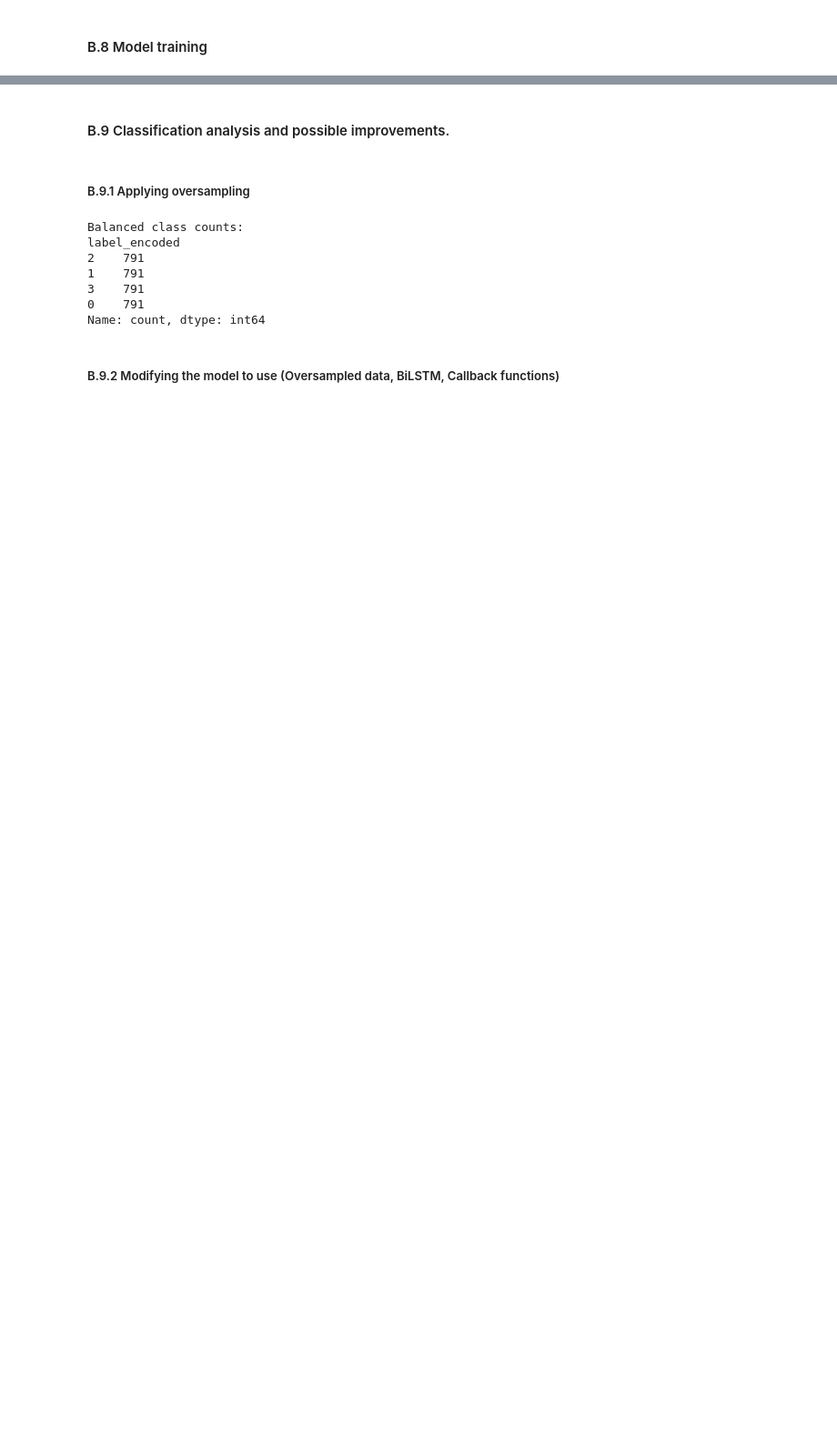
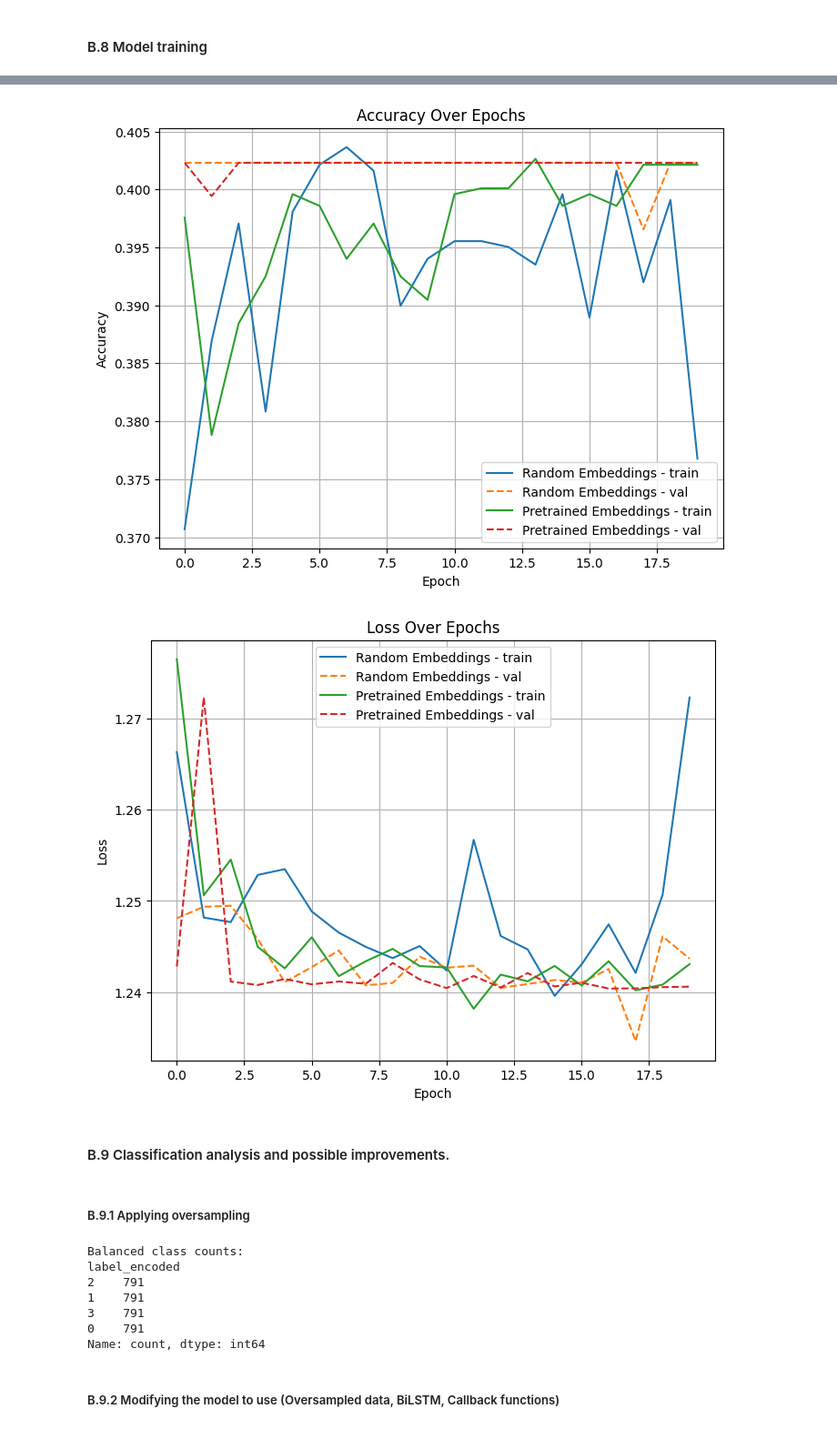
Before and after one commit to Hayder-Aleissa/NLP-Project, a Jupyter notebook: NLP_project.ipynb, the cells around one changed output, grey strips where cells are left out. Shown at 91% size. Saved outputs shown, nothing was run; the diff lists cells and outputs as text; code cells hidden in the pictures; blank space fills up the shorter version.

Commit message:
Added history plots to part B

```diff
--- a/NLP_project.ipynb
+++ b/NLP_project.ipynb
@@ -211,6 +211,18 @@ print(f"Vocabulary size: {len(word_index)}")
 Vocabulary size: 8319
 # %% [markdown]
 #### B.7 Building LSTM model
+# %%
+def plot_history(histories, labels, metric='accuracy'):
+    plt.figure(figsize=(8, 6))
+    for history, label in zip(histories, labels):
+        plt.plot(history.history[metric], label=f"{label} - train")
+        plt.plot(history.history[f"val_{metric}"], linestyle='--', label=f"{label} - val")
+    plt.title(f"{metric.capitalize()} Over Epochs")
+    plt.xlabel("Epoch")
+    plt.ylabel(metric.capitalize())
+    plt.legend()
+    plt.grid()
+    plt.show()
 # %% [markdown]
 ##### B.7.1 LSTM with random embedding
 # %%
@@ -389,4 +401,19 @@ Test Loss (Pretrained Embeddings): 1.2383
 Test Accuracy (Pretrained Embeddings): 0.4017
+# %%
+plot_history(
+    [history_random, history_pretrained],
+    ["Random Embeddings", "Pretrained Embeddings"],
+    metric='accuracy'
+)
+
+plot_history(
+    [history_random, history_pretrained],
+    ["Random Embeddings", "Pretrained Embeddings"],
+    metric='loss'
+)
+# %% [output]
+[figure, added]
+[figure, added]
 # %% [markdown]
 #### B.9 Classification analysis and possible improvements.
 # %% [markdown]
```
Also changed, not shown: parts of 13 cells of this notebook.
